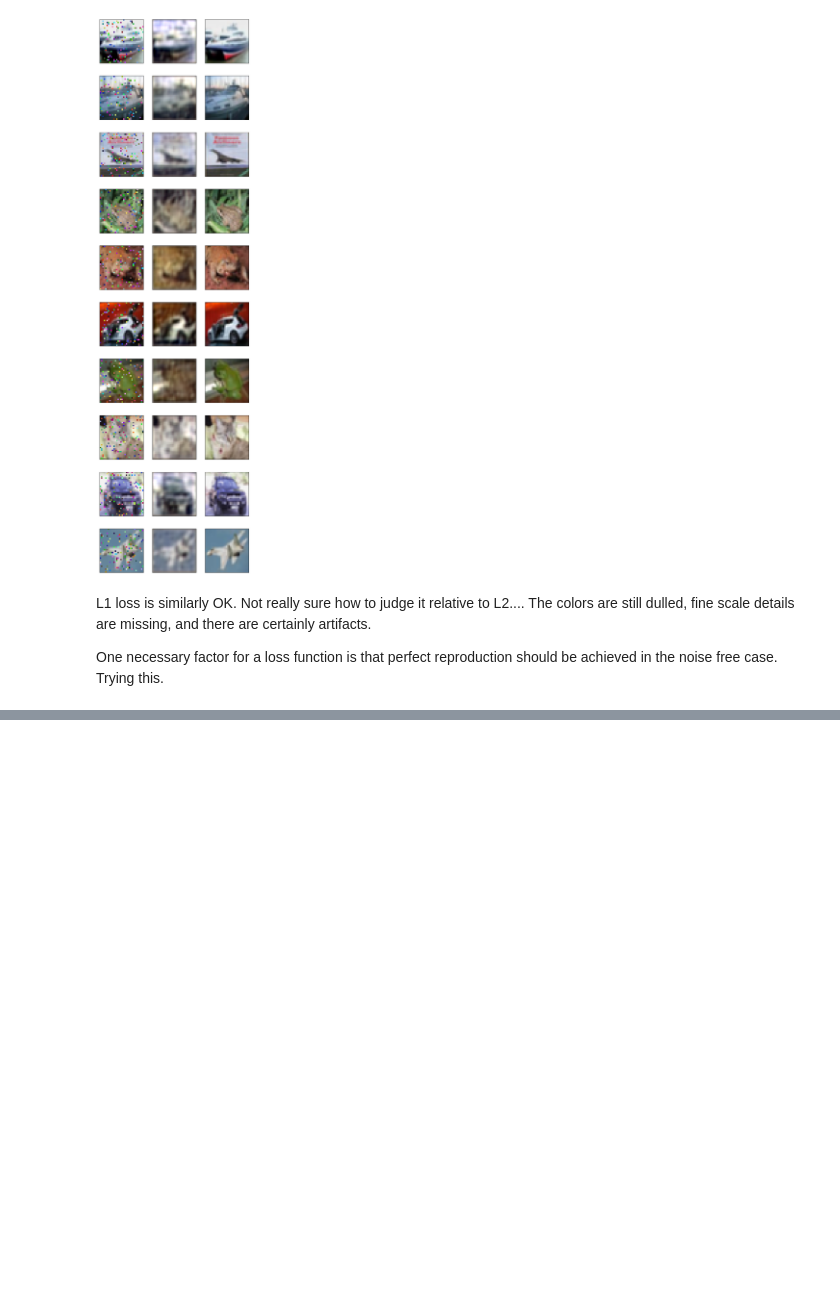
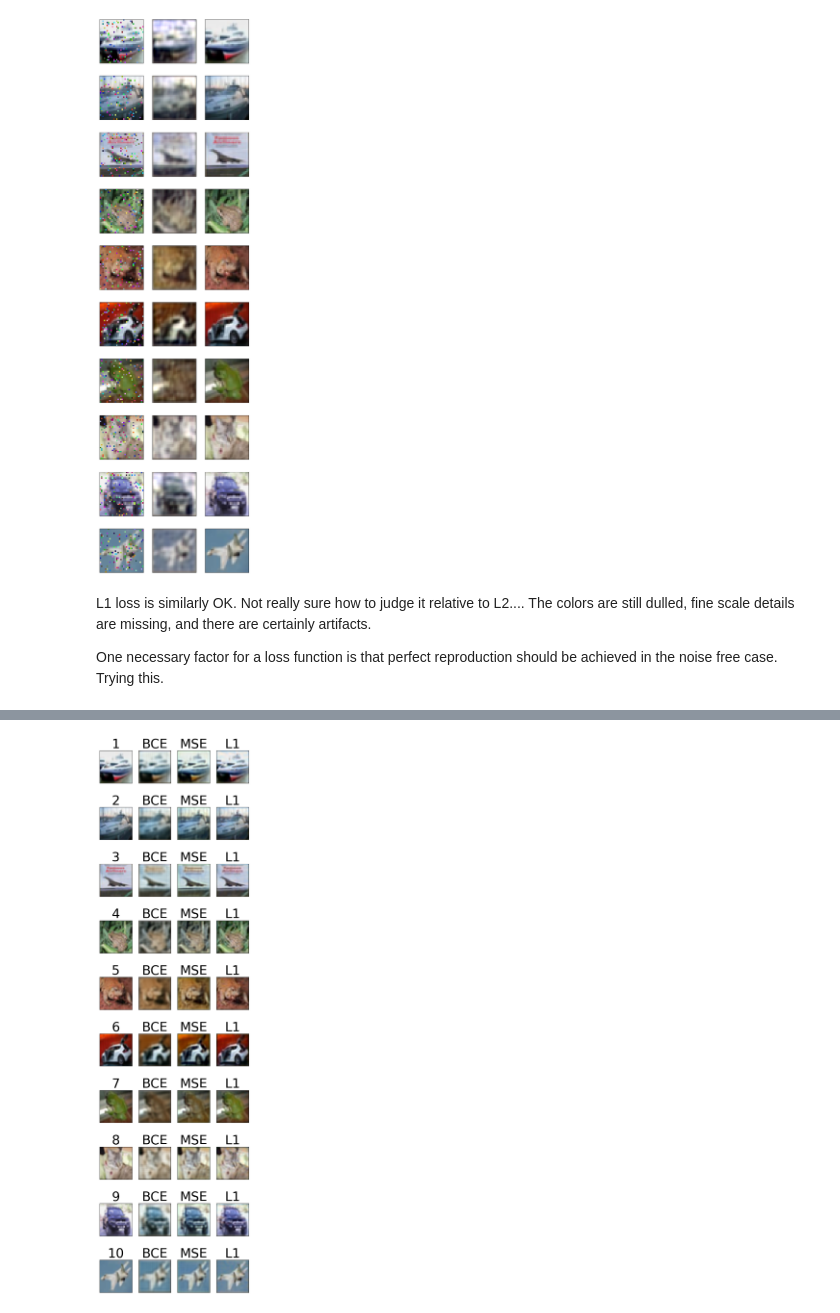
Before and after one commit to lrast/denoisingUnet-noise2noise, a Jupyter notebook: Initial Experiments.ipynb, the cells around one changed output, grey strips where cells are left out. Drawn from its saved outputs; the diff is of its cells as text; code cells hidden in the pictures; blank space fills up the shorter version.

```diff
--- a/Initial Experiments.ipynb
+++ b/Initial Experiments.ipynb
@@ -174,0 +213,35 @@ One necessary factor for a loss function is that perfect reproduction should be
+# %%
+def imshow_custom(image):
+    plt.imshow(image.permute([1,2,0]).detach())
+
+figsize(8, 30)
+plt.subplots(10,4)
+
+BCEresults = models.UNet.load_from_checkpoint( 'lightning_logs/noiseFree/BCE2/best.ckpt').forward( baseLine.data.test_base)
+MSEresults = models.UNet.load_from_checkpoint( 'lightning_logs/noiseFree/MSE2/best.ckpt').forward( baseLine.data.test_base)
+L1results = models.UNet.load_from_checkpoint( 'lightning_logs/noiseFree/L12/best.ckpt').forward( baseLine.data.test_base)
+
+
+for i in range(1, 11):
+    base = 4*(i-1) + 1
+    plt.subplot(10,4,base)
+    ax = plt.gca(); ax.set_xticks([]); ax.set_yticks([])
+    ax.set_title(i)
+    imshow_custom( baseLine.data.test_base[i] )
+
+    plt.subplot(10,4,base+1)
+    ax = plt.gca(); ax.set_xticks([]); ax.set_yticks([])
+    ax.set_title('BCE')
+    imshow_custom( BCEresults[i] )
+
+    plt.subplot(10,4,base+2)
+    ax = plt.gca(); ax.set_xticks([]); ax.set_yticks([])
+    ax.set_title('MSE')
+    imshow_custom( MSEresults[i] )
+
+    plt.subplot(10,4,base+3)
+    ax = plt.gca(); ax.set_xticks([]); ax.set_yticks([])
+    ax.set_title('L1')
+    imshow_custom( L1results[i] )
+# %% [output]
+[figure, added]
```
Also changed, not shown: parts of 4 cells of this notebook, 2 other files.
